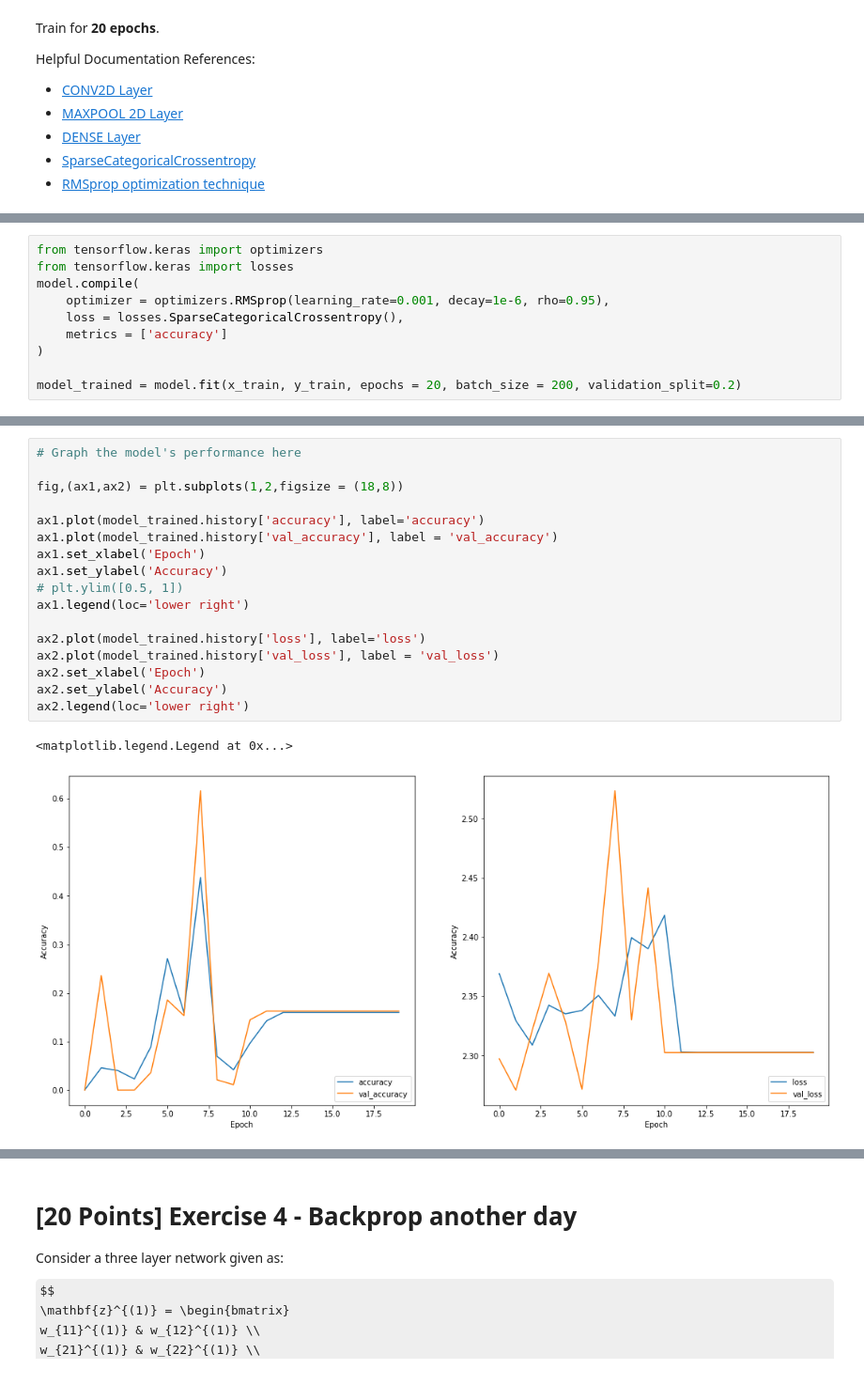
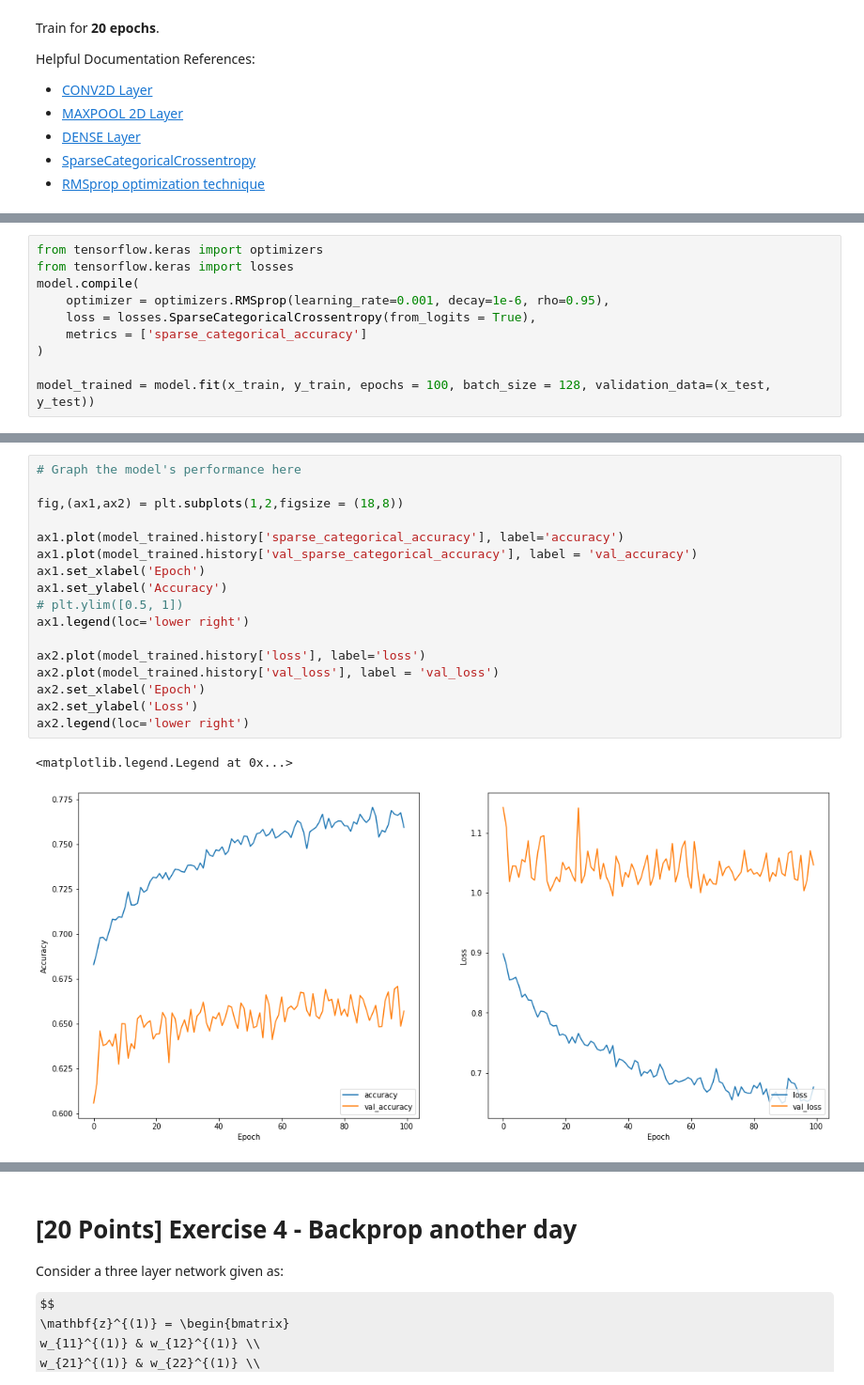
Before and after one commit to icarusoars/STAT430---Deep-Learning, a Jupyter notebook: HW5/hw05-jingtao2.ipynb, the cells around one changed output, grey strips where cells are left out. Shown at 94% size. Cells and saved outputs as stored; diff of their text form; some formulas as TeX source.

```diff
--- a/HW5/hw05-jingtao2.ipynb
+++ b/HW5/hw05-jingtao2.ipynb
@@ -573,8 +574,8 @@ from tensorflow.keras import optimizers
 from tensorflow.keras import losses
 model.compile(
     optimizer = optimizers.RMSprop(learning_rate=0.001, decay=1e-6, rho=0.95),
-    loss = losses.SparseCategoricalCrossentropy(),
-    metrics = ['accuracy']
+    loss = losses.SparseCategoricalCrossentropy(from_logits = True),
+    metrics = ['sparse_categorical_accuracy']
 )
 
-model_trained = model.fit(x_train, y_train, epochs = 20, batch_size = 200, validation_split=0.2)
+model_trained = model.fit(x_train, y_train, epochs = 100, batch_size = 128, validation_data=(x_test, y_test))
@@ -599,23 +582,23 @@ Epoch 20/20
 # %%
 # Graph the model's performance here
 
 fig,(ax1,ax2) = plt.subplots(1,2,figsize = (18,8))
 
-ax1.plot(model_trained.history['accuracy'], label='accuracy')
-ax1.plot(model_trained.history['val_accuracy'], label = 'val_accuracy')
+ax1.plot(model_trained.history['sparse_categorical_accuracy'], label='accuracy')
+ax1.plot(model_trained.history['val_sparse_categorical_accuracy'], label = 'val_accuracy')
 ax1.set_xlabel('Epoch')
 ax1.set_ylabel('Accuracy')
 # plt.ylim([0.5, 1])
 ax1.legend(loc='lower right')
 
 ax2.plot(model_trained.history['loss'], label='loss')
 ax2.plot(model_trained.history['val_loss'], label = 'val_loss')
 ax2.set_xlabel('Epoch')
-ax2.set_ylabel('Accuracy')
+ax2.set_ylabel('Loss')
 ax2.legend(loc='lower right')
 # %% [output]
 <matplotlib.legend.Legend at 0x...>
-[figure, old version]
+[figure, new version]
 # %%
 loss, acc = model.evaluate(x_test, y_test)
 print(f"test loss:{loss}")
```
Also changed, not shown: parts of 5 cells of this notebook.
